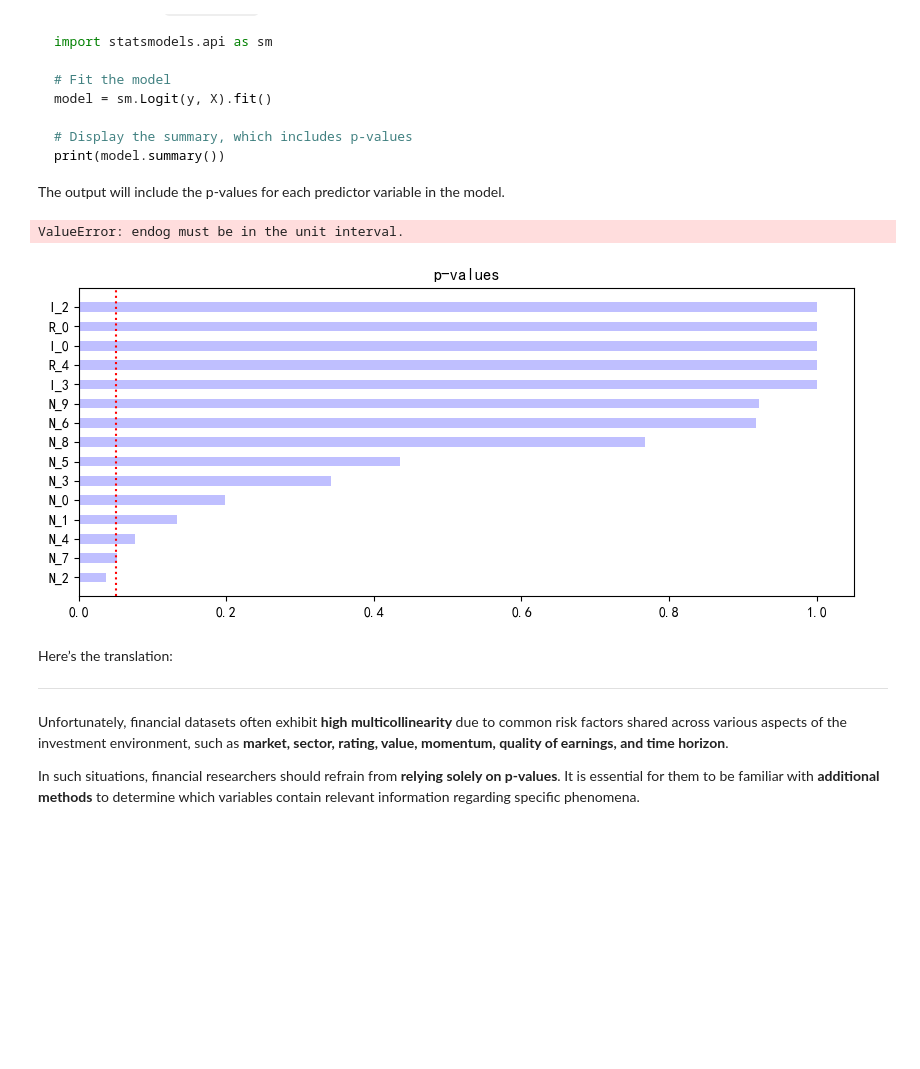
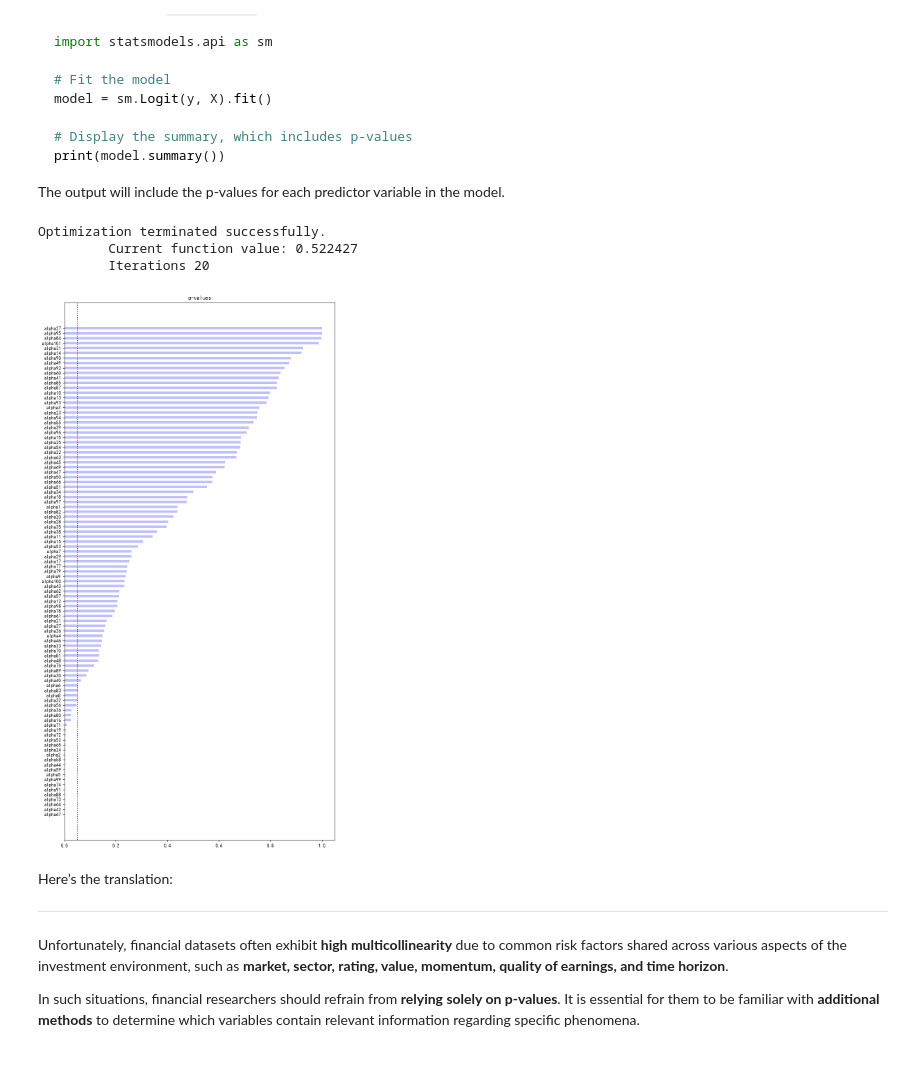
Before and after one commit to wellzero/quant_free, a Jupyter notebook: research/factor/FeatureImportance.ipynb, the cells around one changed output. Cells and saved outputs as stored; diff of their text form; code cells hidden in the pictures; blank space fills up the shorter version.

Commit message:
update the p-value

```diff
--- a/research/factor/FeatureImportance.ipynb
+++ b/research/factor/FeatureImportance.ipynb
@@ -77,18 +77,23 @@ trnsX, cont = get_test_data(
 symbol = 'AAPL'
 start_date = "2021-10-06"
 end_date = "2024-10-06"
+periods = -5
 # start_date = get_json_config_value("start_date")
 # end_date = get_json_config_value("end_date")
 
-factor = us_equity_daily_data_load(symbols = [symbol], start_date = start_date,
+factor = us_equity_data_load_within_range(symbols = [symbol], start_date = start_date,
                                   end_date = end_date, column_option = "all", file_name = 'Alpha101.csv')['AAPL']
-trnsX = factor.loc[:, ['alpha1', 'alpha2', 'alpha3', 'alpha4', 'alpha5', 'alpha6', 'alpha7', 'alpha8']]
+factor = factor.replace({True: 1, False: 0})
+factor = factor.loc[:, (factor != 0).any(axis=0)]
+# trnsX = factor.loc[:, ['alpha1', 'alpha2', 'alpha3', 'alpha4', 'alpha5', 'alpha6', 'alpha7', 'alpha8', 'alpha9', 'alpha10', 'alpha11', 'alpha12', 'alpha13', 'alpha14', 'alpha15']]
+trnsX = factor.filter(like='alpha').astype(np.float64)
 
 
 price_ratio = PriceRatio(start_date, end_date, symbol = symbol, column_option = 'close', dir_option = 'xq')
-y_data = price_ratio.price_ratio(periods = -1)
-cont = pd.DataFrame(y_data.map(lambda x: 1 if x > 0 else -1 if x < 0 else 0))
-cont.columns = ['bin']
+y_data = price_ratio.price_ratio(periods = periods)
+cont = pd.DataFrame(y_data.map(lambda x: 1 if x > 0 else 0 if x < 0 else 0))
+cont = pd.concat([cont, y_data], axis = 1)
+cont.columns = ['bin', 'price_ratio_1']
 # %% [markdown]
 ## Here’s the logistic regression model with the requested format:
 
@@ -159,22 +164,24 @@ warnings.filterwarnings('ignore')
 
 ols = sm.Logit(cont['bin'], trnsX).fit()
 # %% [output]
-ValueError: endog must be in the unit interval.
+Optimization terminated successfully.
+         Current function value: 0.522427
+         Iterations 20
 # %%
 import matplotlib.pyplot as plt
 
-plt.figure(figsize = (10, 4))
+plt.figure(figsize = (10, 20))
 plt.barh(
     ols.pvalues.sort_values(ascending = True).index,
     ols.pvalues.sort_values(ascending = True),
     color = 'b', alpha = 0.25, height = 0.5
 )
 plt.axvline(0.05, ls = ':', color = 'r')
 plt.grid(False)
 plt.title('p-values')
 plt.show()
 # %% [output]
-[figure, old version]
+[figure, new version]
 # %% [markdown]
 Here’s the translation:
 
```
Also changed, not shown: parts of 1 cell of this notebook, 6 other files.
